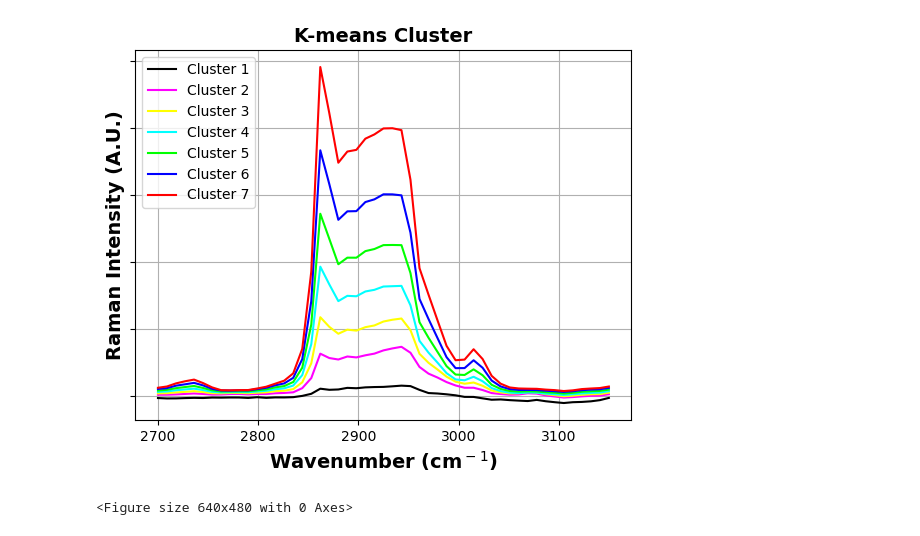
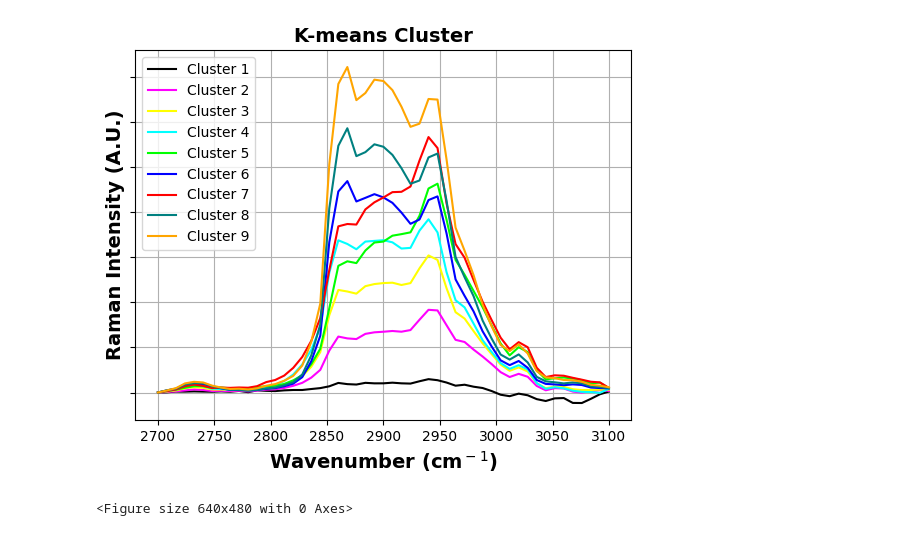
Before and after one commit to jvillazon/hsi_machine_learning, a Jupyter notebook: ML/Kmeans_clustering.ipynb, the cells around one changed output. Cells and saved outputs as stored; diff of their text form; code cells hidden in the pictures.

```diff
--- a/ML/Kmeans_clustering.ipynb
+++ b/ML/Kmeans_clustering.ipynb
@@ -94,14 +91,15 @@ n_digits=int(input('Enter number of k-means centers (Default=7):').strip() or '7
 kmeans = kmeans_cluster.kmeans(n_digits)
 # %%
 ## Visualize Graph of Cluster Centers
-graph_list = ['#000000', '#FF00FF', '#FFFF00', '#00FFFF', '#00FF00','#0000FF','#FF0000']
+graph_list = ['#000000', '#FF00FF', '#FFFF00', '#00FFFF', '#00FF00','#0000FF','#FF0000', '#008080','#FFA500']
 color_list = np.empty(n_digits, dtype='object')
 color_list[0] = '#000000'
 for i in range(1,len(color_list)):
     color_list[i] = (input('Enter hexcode for cluster '+str(i+1)+": ").strip() or graph_list[i])
 save_input = helper_scripts.save_input()
+wavenumbers = np.linspace(wavenum_1, wavenum_2, num_samp)
 kmeans_cluster.kmeans_graph(kmeans, wavenumbers, save_input, color_list, save_dir=save_dir)
 # %% [output]
-[figure, old version]
+[figure, new version]
 <Figure size 640x480 with 0 Axes>
 # %%
```
Also changed, not shown: parts of 6 cells of this notebook, 5 other files.
